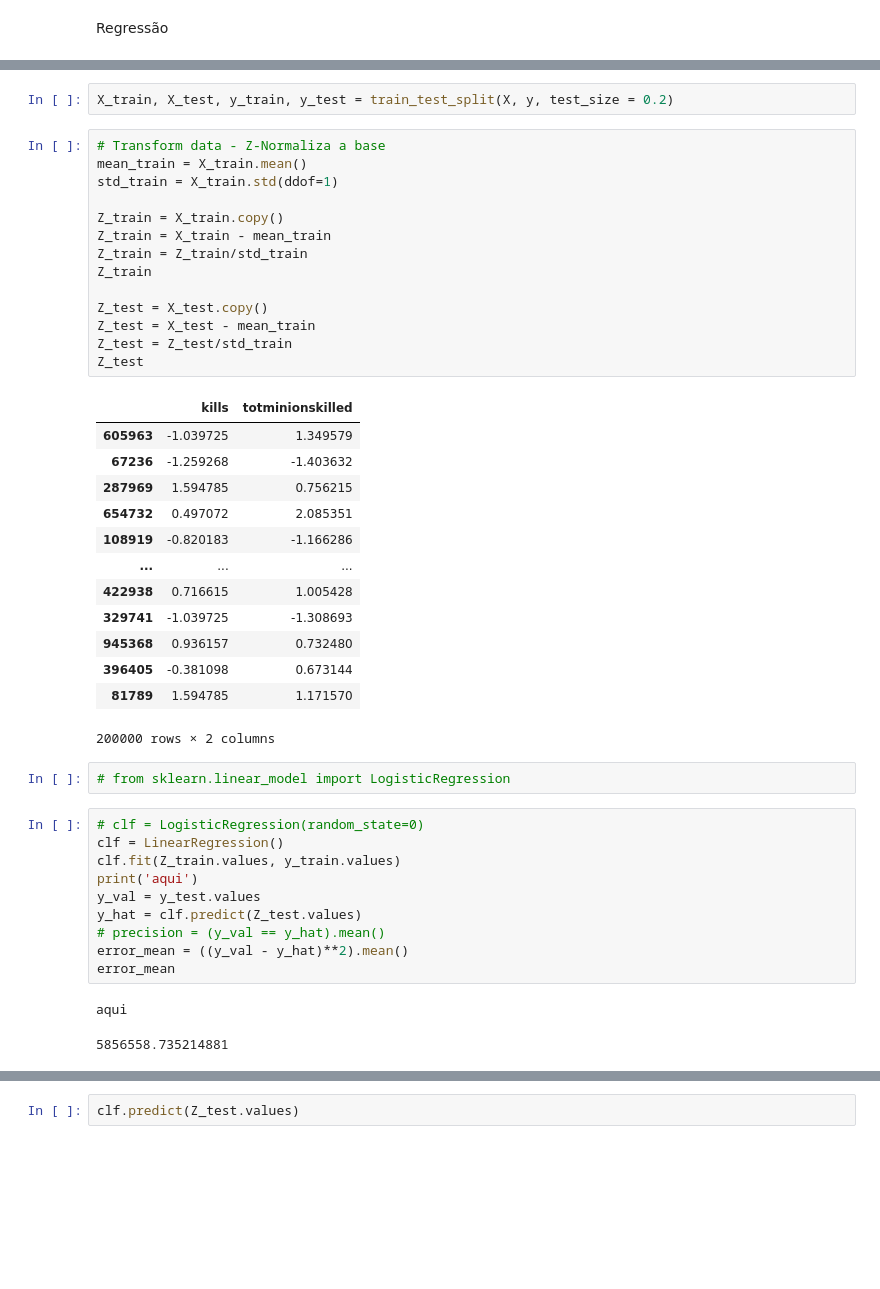
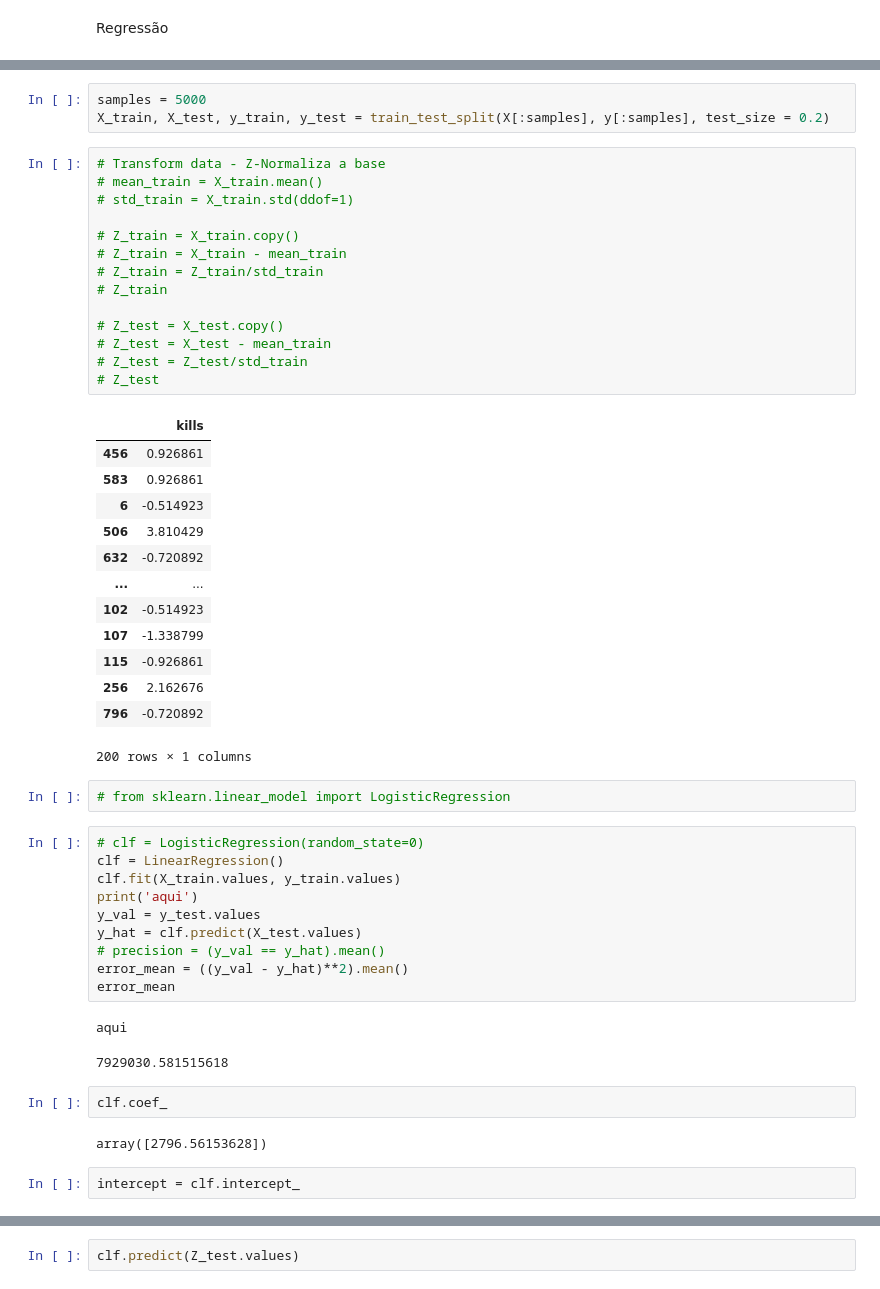
Before and after one commit to guilhermepoluc/league-of-legends-analysis-icd, a Jupyter notebook: lol-analise-inicial.ipynb, the cells around one changed output, grey strips where cells are left out. Drawn from its saved outputs; the diff is of its cells as text; blank space fills up the shorter version.

```diff
--- a/lol-analise-inicial.ipynb
+++ b/lol-analise-inicial.ipynb
@@ -238,47 +188,54 @@ y
 999998     5859
 Name: goldearned, Length: 999999, dtype: int64
 # %%
-X_train, X_test, y_train, y_test = train_test_split(X, y, test_size = 0.2)
+samples = 5000
+X_train, X_test, y_train, y_test = train_test_split(X[:samples], y[:samples], test_size = 0.2)
 # %%
 # Transform data - Z-Normaliza a base
-mean_train = X_train.mean()
-std_train = X_train.std(ddof=1)
+# mean_train = X_train.mean()
+# std_train = X_train.std(ddof=1)
 
-Z_train = X_train.copy()
-Z_train = X_train - mean_train
-Z_train = Z_train/std_train
-Z_train
+# Z_train = X_train.copy()
+# Z_train = X_train - mean_train
+# Z_train = Z_train/std_train
+# Z_train
 
-Z_test = X_test.copy()
-Z_test = X_test - mean_train
-Z_test = Z_test/std_train
-Z_test
+# Z_test = X_test.copy()
+# Z_test = X_test - mean_train
+# Z_test = Z_test/std_train
+# Z_test
 # %% [output]
-|  | kills | totminionskilled |
-| 605963 | -1.039725 | 1.349579 |
-| 67236 | -1.259268 | -1.403632 |
-| 287969 | 1.594785 | 0.756215 |
-| 654732 | 0.497072 | 2.085351 |
-| 108919 | -0.820183 | -1.166286 |
-| ... | ... | ... |
-| 422938 | 0.716615 | 1.005428 |
-| 329741 | -1.039725 | -1.308693 |
-| 945368 | 0.936157 | 0.732480 |
-| 396405 | -0.381098 | 0.673144 |
-| 81789 | 1.594785 | 1.171570 |
+|  | kills |
+| 456 | 0.926861 |
+| 583 | 0.926861 |
+| 6 | -0.514923 |
+| 506 | 3.810429 |
+| 632 | -0.720892 |
+| ... | ... |
+| 102 | -0.514923 |
+| 107 | -1.338799 |
+| 115 | -0.926861 |
+| 256 | 2.162676 |
+| 796 | -0.720892 |
-200000 rows × 2 columns
+200 rows × 1 columns
 # %%
 # from sklearn.linear_model import LogisticRegression
 # %%
 # clf = LogisticRegression(random_state=0)
 clf = LinearRegression()
-clf.fit(Z_train.values, y_train.values)
+clf.fit(X_train.values, y_train.values)
 print('aqui')
 y_val = y_test.values
-y_hat = clf.predict(Z_test.values)
+y_hat = clf.predict(X_test.values)
 # precision = (y_val == y_hat).mean()
 error_mean = ((y_val - y_hat)**2).mean()
 error_mean
 # %% [output]
 aqui
-5856558.735214881
+7929030.581515618
+# %%
+clf.coef_
+# %% [output]
+array([2796.56153628])
+# %%
+intercept = clf.intercept_
```
Also changed, not shown: parts of 22 cells of this notebook.
